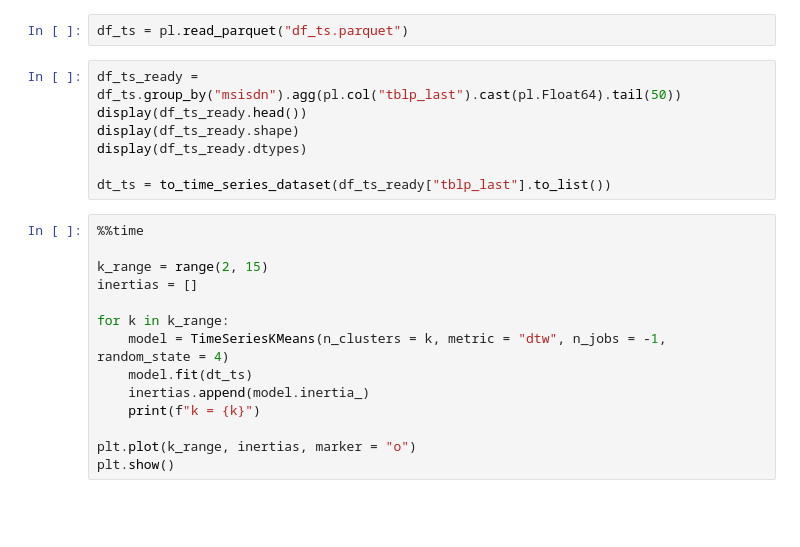
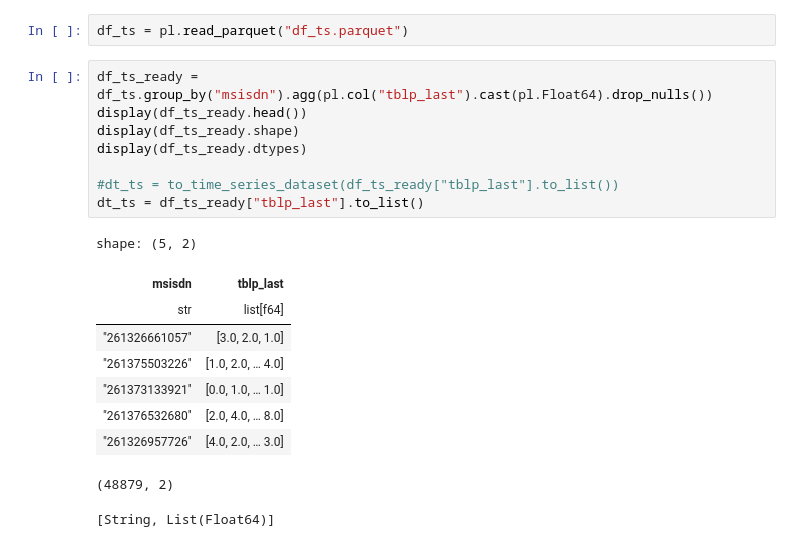
Before and after one commit to hedielmatri/orange-telecom-internship, a Jupyter notebook: scripts/data_time_analysis.ipynb, the cells around one changed output. Cells and saved outputs as stored; diff of their text form; blank space fills up the shorter version.

```diff
--- a/scripts/data_time_analysis.ipynb
+++ b/scripts/data_time_analysis.ipynb
@@ -390,23 +634,21 @@ df_ts.write_parquet("df_ts.parquet")
 # %%
 df_ts = pl.read_parquet("df_ts.parquet")
 # %%
-df_ts_ready = df_ts.group_by("msisdn").agg(pl.col("tblp_last").cast(pl.Float64).tail(50))
+df_ts_ready = df_ts.group_by("msisdn").agg(pl.col("tblp_last").cast(pl.Float64).drop_nulls())
 display(df_ts_ready.head())
 display(df_ts_ready.shape)
 display(df_ts_ready.dtypes)
 
-dt_ts = to_time_series_dataset(df_ts_ready["tblp_last"].to_list())
+#dt_ts = to_time_series_dataset(df_ts_ready["tblp_last"].to_list())
+dt_ts = df_ts_ready["tblp_last"].to_list()
+# %% [output]
+shape: (5, 2)
+| msisdn | tblp_last |
+| str | list[f64] |
+| "261326661057" | [3.0, 2.0, 1.0] |
+| "261375503226" | [1.0, 2.0, … 4.0] |
+| "261373133921" | [0.0, 1.0, … 1.0] |
+| "261376532680" | [2.0, 4.0, … 8.0] |
+| "261326957726" | [4.0, 2.0, … 3.0] |
+(48879, 2)
+[String, List(Float64)]
-# %%
-%%time
-
-k_range = range(2, 15)
-inertias = []
-
-for k in k_range:
-    model = TimeSeriesKMeans(n_clusters = k, metric = "dtw", n_jobs = -1, random_state = 4)
-    model.fit(dt_ts)
-    inertias.append(model.inertia_)
-    print(f"k = {k}")
-
-plt.plot(k_range, inertias, marker = "o")
-plt.show()
```
Also changed, not shown: parts of 30 cells of this notebook.
